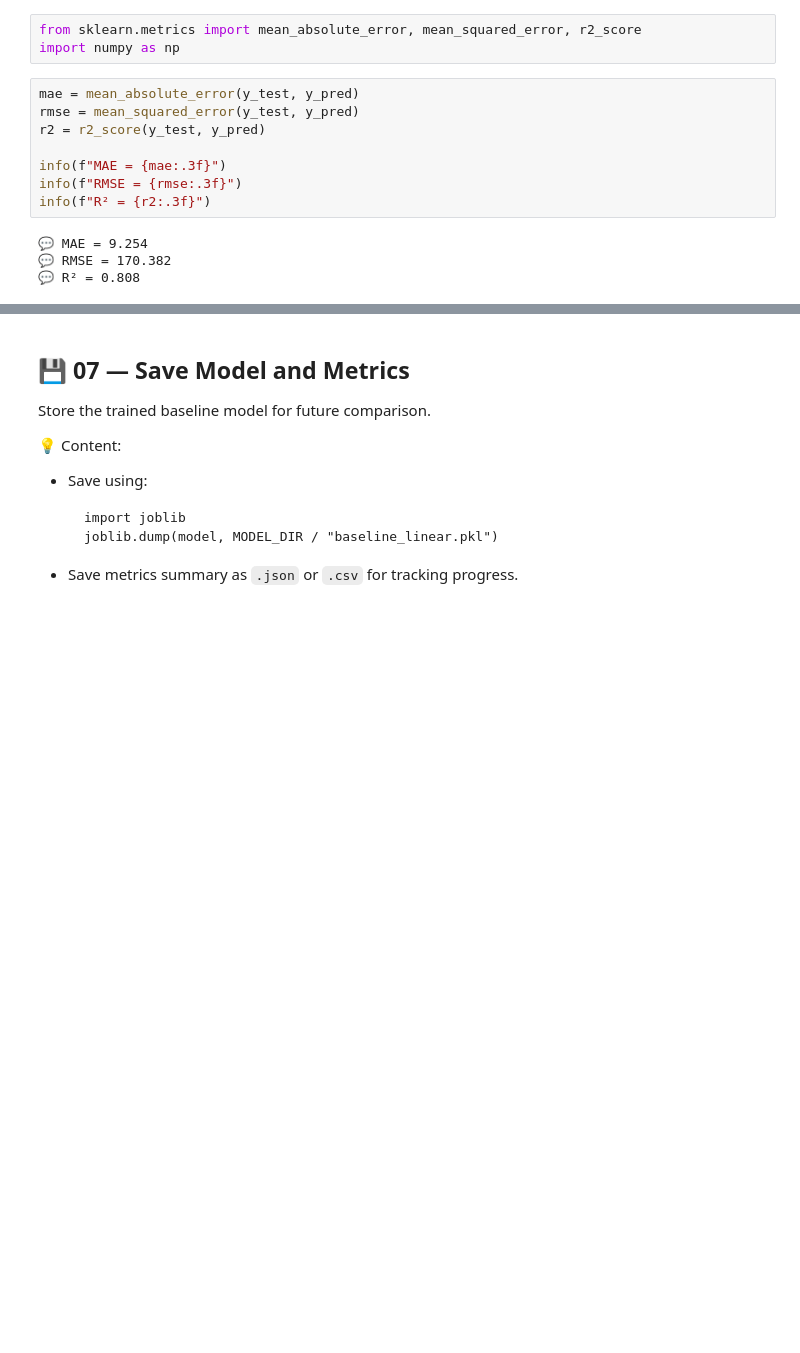
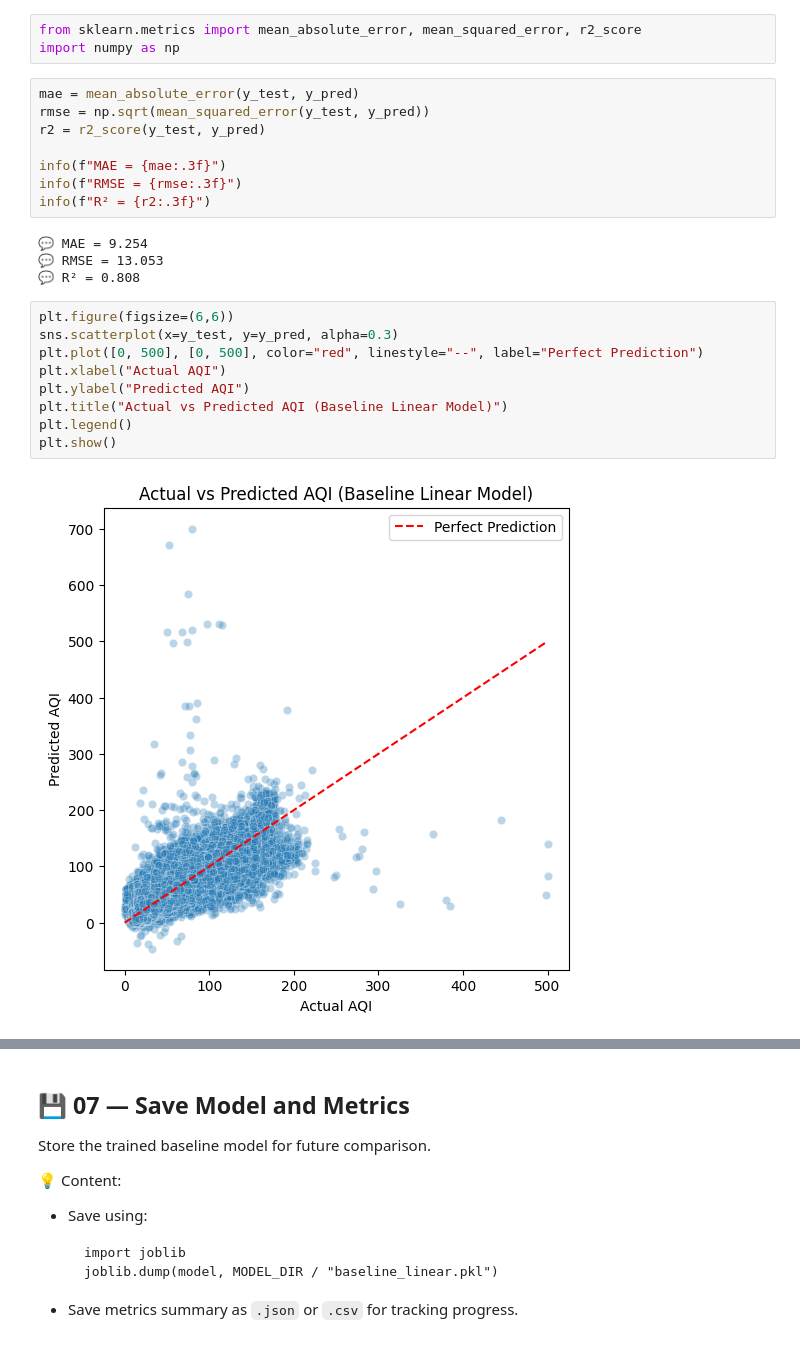
Before and after one commit to chgwyellow/air_pollution_analysis, a Jupyter notebook: notebook/03_baseline_modeling.ipynb, the cells around one changed output, grey strips where cells are left out. Saved outputs shown, nothing was run; the diff lists cells and outputs as text; blank space fills up the shorter version.

```diff
--- a/notebook/03_baseline_modeling.ipynb
+++ b/notebook/03_baseline_modeling.ipynb
@@ -322,7 +322,7 @@ from sklearn.metrics import mean_absolute_error, mean_squared_error, r2_score
 import numpy as np
 # %%
 mae = mean_absolute_error(y_test, y_pred)
-rmse = mean_squared_error(y_test, y_pred)
+rmse = np.sqrt(mean_squared_error(y_test, y_pred))
 r2 = r2_score(y_test, y_pred)
 
 info(f"MAE = {mae:.3f}")
@@ -330,5 +330,16 @@ info(f"RMSE = {rmse:.3f}")
 info(f"R² = {r2:.3f}")
 # %% [output]
 💬 MAE = 9.254
-💬 RMSE = 170.382
+💬 RMSE = 13.053
 💬 R² = 0.808
+# %%
+plt.figure(figsize=(6,6))
+sns.scatterplot(x=y_test, y=y_pred, alpha=0.3)
+plt.plot([0, 500], [0, 500], color="red", linestyle="--", label="Perfect Prediction")
+plt.xlabel("Actual AQI")
+plt.ylabel("Predicted AQI")
+plt.title("Actual vs Predicted AQI (Baseline Linear Model)")
+plt.legend()
+plt.show()
+# %% [output]
+[figure, added]
```
Also changed, not shown: parts of 5 cells of this notebook.
